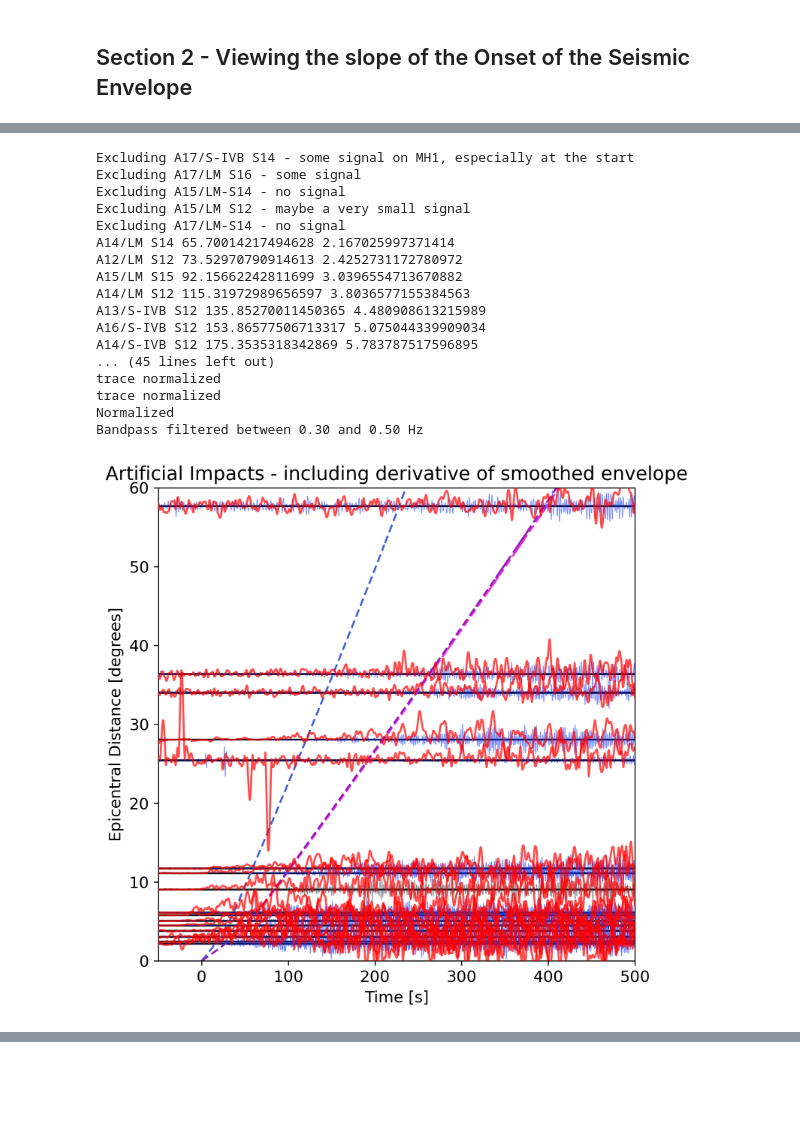
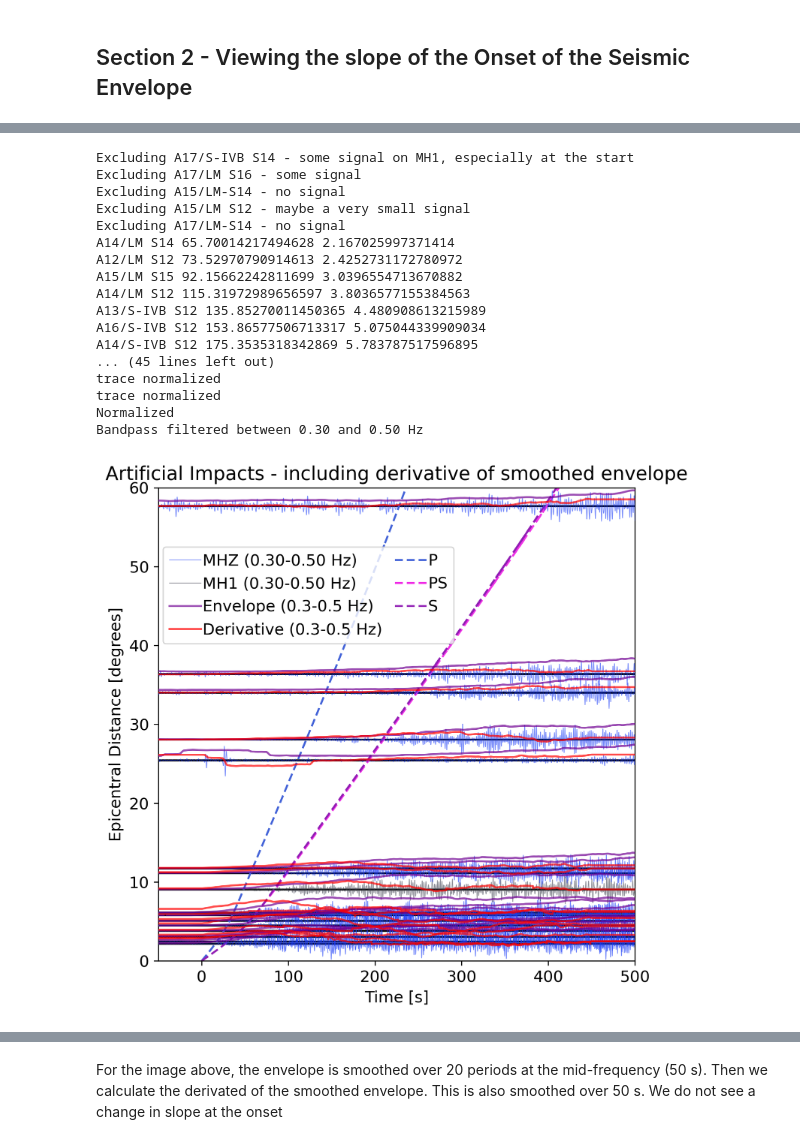
Before and after one commit to cerinunn/impact_simulations, a Jupyter notebook: slope_analysis.ipynb, the cells around one changed output, grey strips where cells are left out. Cells and saved outputs as stored; diff of their text form; code cells hidden in the pictures; blank space fills up the shorter version.

Commit message:
smoothed the derivated of the envelope

```diff
--- a/slope_analysis.ipynb
+++ b/slope_analysis.ipynb
@@ -195,35 +195,35 @@ for tr in original_observation_stream_local_MH:
 
 observation_stream.sort(keys=['distance_in_degree'])
 for tr in observation_stream:
     print(tr.stats.title, tr.stats.station, tr.stats.distance_in_km, tr.stats.distance_in_degree)
 plot_epicentral_distance_taup(original_stream=observation_stream,inv=inv,model_taup=calculated_taup_dict['ISSI_MOON_M1_taup'],model_taup_label='Model M1',
                          title='Artificial Impacts - including derivative of smoothed envelope',freqmin=freqmin,freqmax=freqmax,scale=2,scale_list=scale_list,taup_height=1,
                          startsecond=-50, endsecond=500,observations=True, channel='MH*', degree_min=0,
                               degree_max=60, normalize='relative', phase_list=phase_list_observations, raw=False,
                              catalogs=None,trace_title_show=False,save_fig=False,
                              seismogram_show=True,
                               pre_filt_env=[[0.2,0.3,0.5,0.6]],
-                             smooth_periods=20, fill_envelope=False,plot_envelope_derivative=True,seismograms_vertical=False,legend_loc=(0.01,0.67),show_legend=False,
+                             smooth_periods=20, plot_envelope=True,fill_envelope=False,plot_envelope_derivative=True,seismograms_vertical=False,legend_loc=(0.01,0.67),show_legend=True,
                               figsize=(6.5, 6.5))
 # %% [output]
 Excluding A17/S-IVB S14 - some signal on MH1, especially at the start
 Excluding A17/LM S16 - some signal
 Excluding A15/LM-S14 - no signal
 Excluding A15/LM S12 - maybe a very small signal
 Excluding A17/LM-S14 - no signal
 A14/LM S14 65.70014217494628 2.167025997371414
 A12/LM S12 73.52970790914613 2.4252731172780972
 A15/LM S15 92.15662242811699 3.0396554713670882
 A14/LM S12 115.31972989656597 3.8036577155384563
 A13/S-IVB S12 135.85270011450365 4.480908613215989
 A16/S-IVB S12 153.86577506713317 5.075044339909034
 A14/S-IVB S12 175.3535318342869 5.783787517596895
 ... (45 lines left out)
 trace normalized
 trace normalized
 Normalized
 Bandpass filtered between 0.30 and 0.50 Hz
-[figure, old version]
+[figure, new version]
 16 Trace(s) in Stream:
 XA.S14.00.MHZ | 1971-02-07T00:44:35.649268Z - 1971-02-07T00:53:45.687004Z | 6.6 Hz, 3645 samples (masked)
 XA.S12.00.MHZ | 1969-11-20T22:16:27.629017Z - 1969-11-20T22:25:37.666753Z | 6.6 Hz, 3645 samples
@@ -241,6 +241,9 @@ XA.S16.00.MHZ | 1972-12-10T20:31:52.323876Z - 1972-12-10T20:41:02.361612Z | 6.6
 XA.S15.00.MHZ | 1972-12-10T20:31:52.345601Z - 1972-12-10T20:41:02.232394Z | 6.6 Hz, 3644 samples
 XA.S15.00.MHZ | 1972-04-19T21:01:13.035141Z - 1972-04-19T21:10:23.072877Z | 6.6 Hz, 3645 samples
 XA.S12.00.MHZ | 1972-12-15T06:49:30.799822Z - 1972-12-15T06:58:40.837558Z | 6.6 Hz, 3645 samples
+# %% [markdown]
+For the image above, the envelope is smoothed over 20 periods at the mid-frequency (50 s). Then we calculate the derivated of the smoothed envelope. This is also
+smoothed over 50 s. We do not see a change in slope at the onset
 # %%
 # Plot of the derivative of the smoothed envelope - first 15 degrees
 
```
Also changed, not shown: parts of 1 cell of this notebook, 1 other file.
